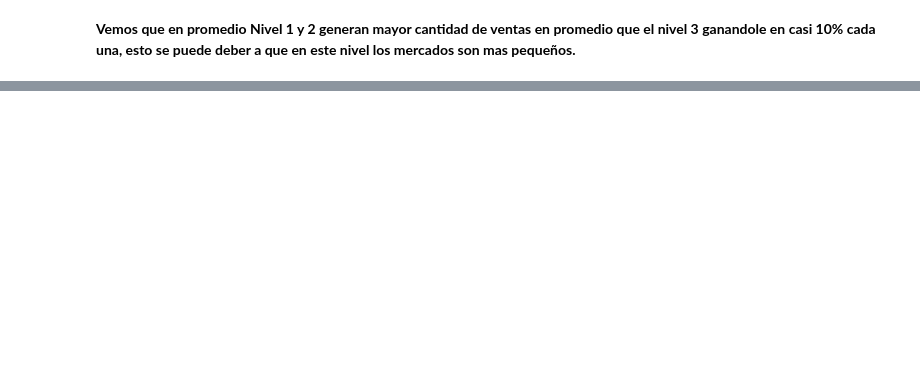
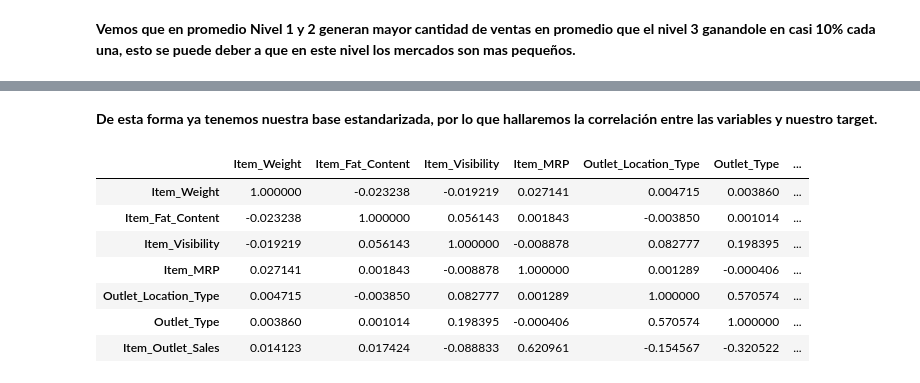
Before and after one commit to gagarma/predicciones_ventas_productos_alimenticios, a Jupyter notebook: Sales_Prediction_Food.ipynb, the cells around one changed output, grey strips where cells are left out. Cells and saved outputs as stored; diff of their text form; code cells hidden in the pictures; blank space fills up the shorter version.

```diff
--- a/Sales_Prediction_Food.ipynb
+++ b/Sales_Prediction_Food.ipynb
@@ -487,0 +548,4 @@ plt.show
+# %%
+df["Item_Visibility"] = df["Item_Visibility"].astype("str")
+df["Item_Visibility"].replace("0.0","0.052493",inplace=True)
+df["Item_Visibility"] = df["Item_Visibility"].astype("float")
@@ -487,0 +554,14 @@ plt.show
+# %%
+df["Item_Fat_Content"].replace("Low Fat","0",inplace=True)
+df["Item_Fat_Content"].replace("Regular","1",inplace=True)
+df["Item_Fat_Content"] = df["Item_Fat_Content"].astype("int64")
+# %%
+df["Outlet_Location_Type"].replace("Tier 1","0",inplace=True)
+df["Outlet_Location_Type"].replace("Tier 2","1",inplace=True)
+df["Outlet_Location_Type"].replace("Tier 3","2",inplace=True)
+df["Outlet_Location_Type"] = df["Outlet_Location_Type"].astype("int64")
+# %%
+df["Outlet_Type"].replace("Supermarket Type1","0",inplace=True)
+df["Outlet_Type"].replace("Supermarket Type2","1",inplace=True)
+df["Outlet_Type"].replace("Grocery Store","2",inplace=True)
+df["Outlet_Type"] = df["Outlet_Type"].astype("int64")
@@ -487,0 +577,13 @@ plt.show
+# %% [markdown]
+**De esta forma ya tenemos nuestra base estandarizada, por lo que hallaremos la correlación entre las variables y nuestro target.**
+# %%
+df.corr()
+# %% [output]
+|  | Item_Weight | Item_Fat_Content | Item_Visibility | Item_MRP | Outlet_Location_Type | Outlet_Type | ... |
+| Item_Weight | 1.000000 | -0.023238 | -0.019219 | 0.027141 | 0.004715 | 0.003860 | ... |
+| Item_Fat_Content | -0.023238 | 1.000000 | 0.056143 | 0.001843 | -0.003850 | 0.001014 | ... |
+| Item_Visibility | -0.019219 | 0.056143 | 1.000000 | -0.008878 | 0.082777 | 0.198395 | ... |
+| Item_MRP | 0.027141 | 0.001843 | -0.008878 | 1.000000 | 0.001289 | -0.000406 | ... |
+| Outlet_Location_Type | 0.004715 | -0.003850 | 0.082777 | 0.001289 | 1.000000 | 0.570574 | ... |
+| Outlet_Type | 0.003860 | 0.001014 | 0.198395 | -0.000406 | 0.570574 | 1.000000 | ... |
+| Item_Outlet_Sales | 0.014123 | 0.017424 | -0.088833 | 0.620961 | -0.154567 | -0.320522 | ... |
```
Also changed, not shown: parts of 48 cells of this notebook.
